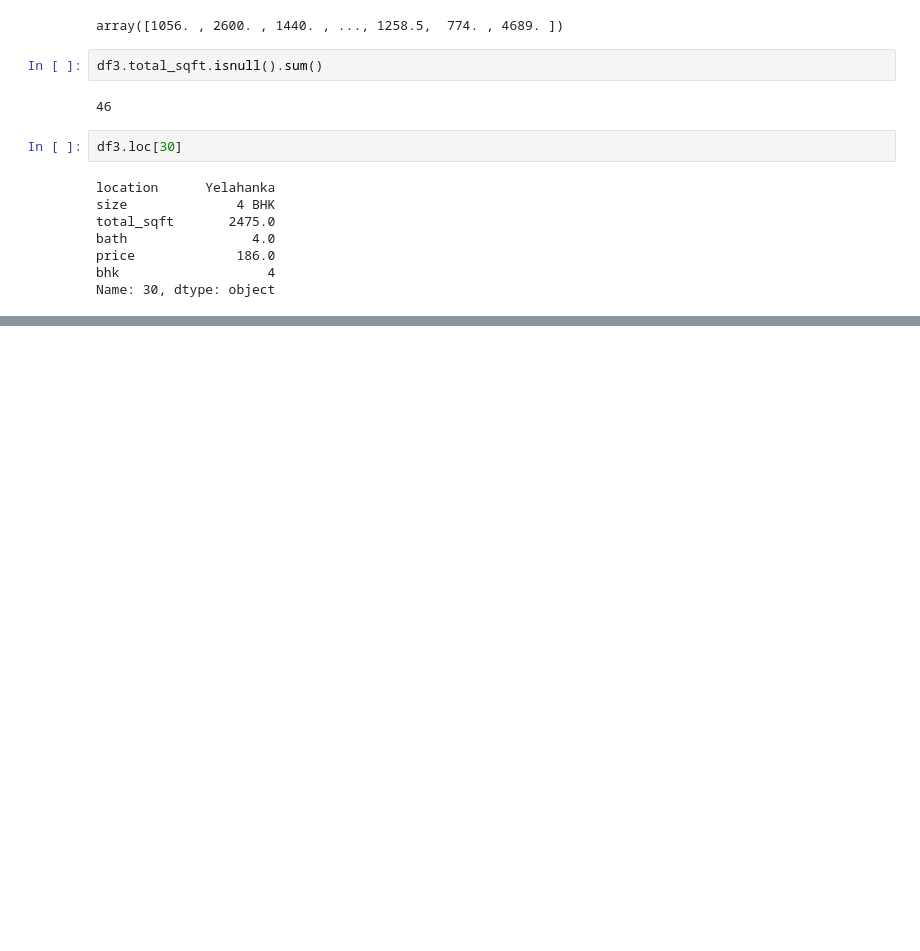
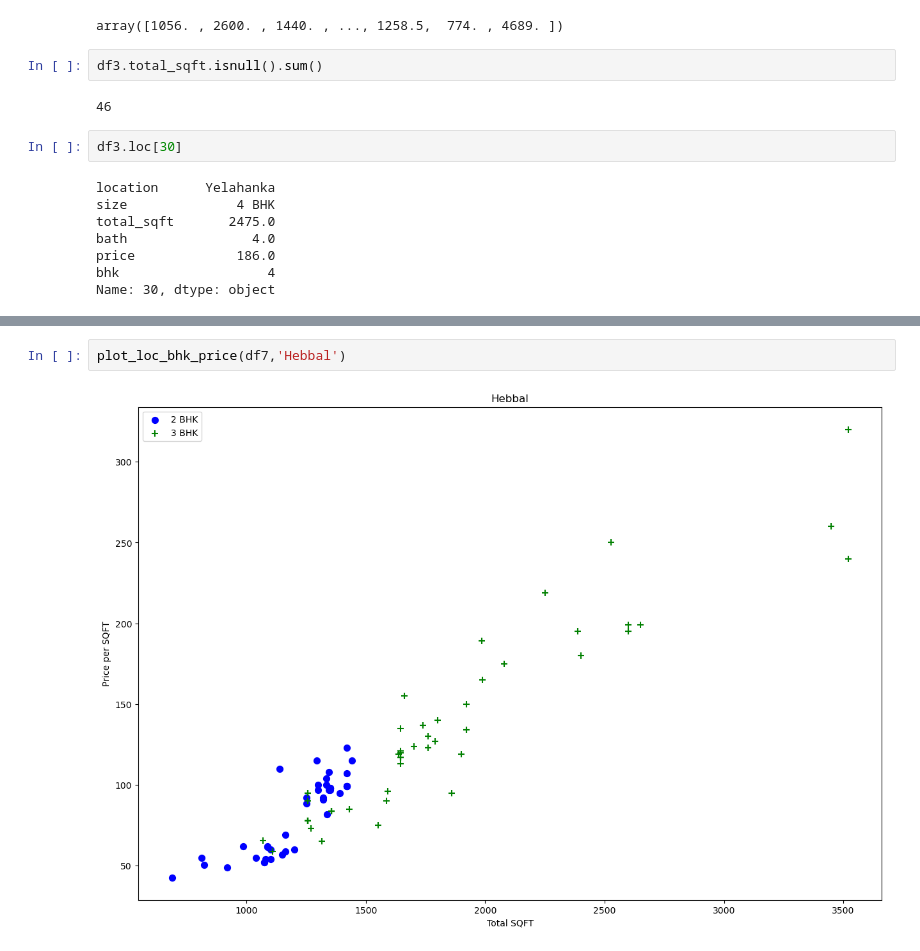
Before and after one commit to rolansy/Real-Estate-Price-Predictor, a Jupyter notebook: Real Estate Price Prediction.ipynb, the cells around one changed output, grey strips where cells are left out. Drawn from its saved outputs; the diff is of its cells as text; blank space fills up the shorter version.

```diff
--- a/Real Estate Price Prediction.ipynb
+++ b/Real Estate Price Prediction.ipynb
@@ -274,0 +360,4 @@ len(df5.location.unique())
+# %%
+plot_loc_bhk_price(df7,'Hebbal')
+# %% [output]
+[figure, added]
```
Also changed, not shown: parts of 75 cells of this notebook.
